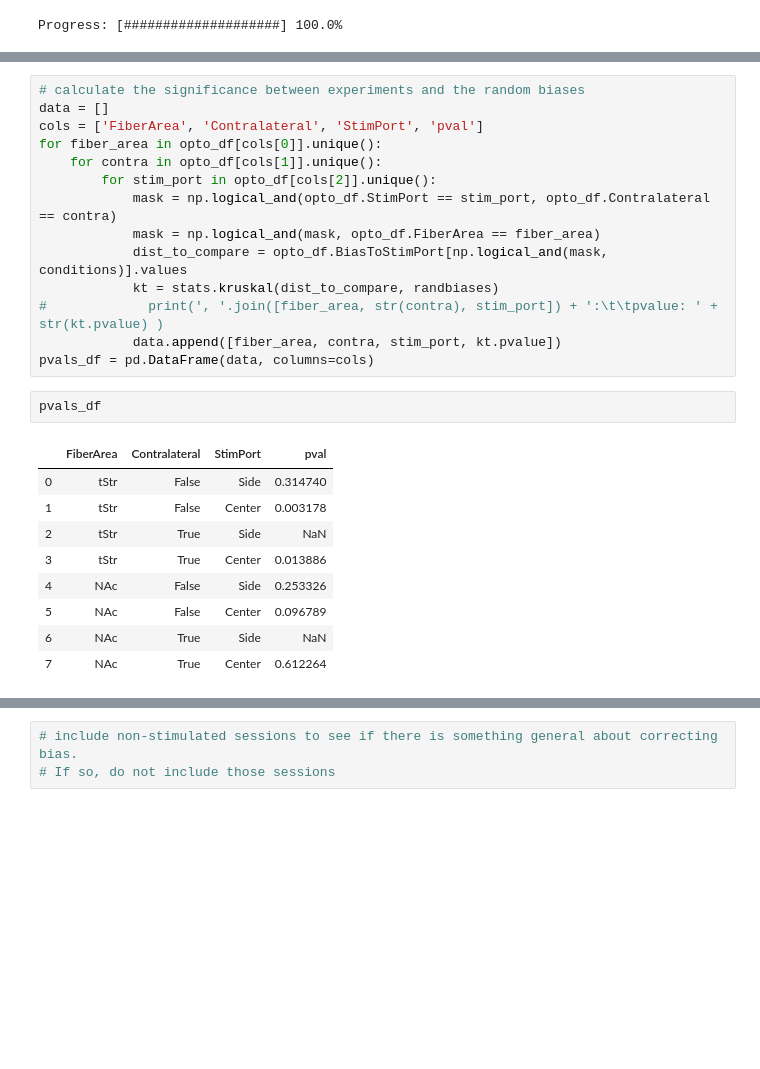
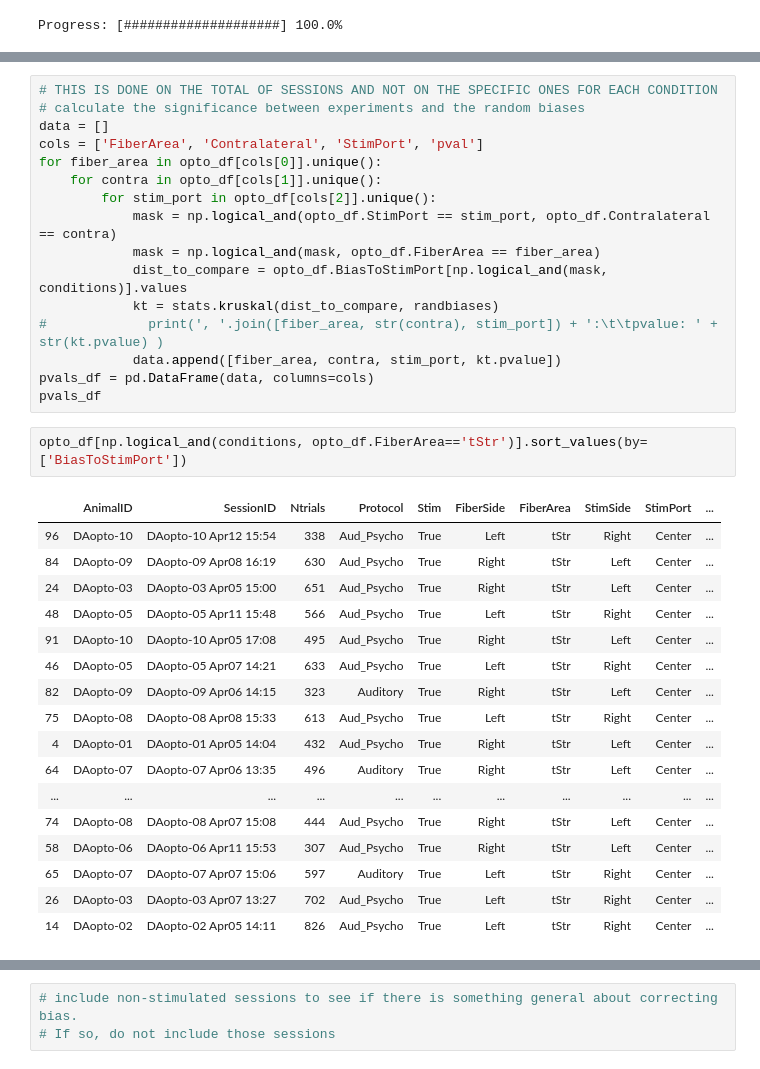
Before and after one commit to HernandoMV/BehaviouralAnalysis, a Jupyter notebook: Dopamine_optostimulation.ipynb, the cells around one changed output, grey strips where cells are left out. Cells and saved outputs as stored; diff of their text form; blank space fills up the shorter version.

```diff
--- a/Dopamine_optostimulation.ipynb
+++ b/Dopamine_optostimulation.ipynb
@@ -344,4 +315,5 @@ plt.show(rel)
 # %%
+# THIS IS DONE ON THE TOTAL OF SESSIONS AND NOT ON THE SPECIFIC ONES FOR EACH CONDITION
 # calculate the significance between experiments and the random biases
 data = []
 cols = ['FiberArea', 'Contralateral', 'StimPort', 'pval']
@@ -355,15 +327,24 @@ for fiber_area in opto_df[cols[0]].unique():
 #             print(', '.join([fiber_area, str(contra), stim_port]) + ':\t\tpvalue: ' + str(kt.pvalue) )
             data.append([fiber_area, contra, stim_port, kt.pvalue])
 pvals_df = pd.DataFrame(data, columns=cols)
+pvals_df
-# %%
-pvals_df
-# %% [output]
-|  | FiberArea | Contralateral | StimPort | pval |
-| 0 | tStr | False | Side | 0.314740 |
-| 1 | tStr | False | Center | 0.003178 |
-| 2 | tStr | True | Side | NaN |
-| 3 | tStr | True | Center | 0.013886 |
-| 4 | NAc | False | Side | 0.253326 |
-| 5 | NAc | False | Center | 0.096789 |
-| 6 | NAc | True | Side | NaN |
-| 7 | NAc | True | Center | 0.612264 |
+# %%
+opto_df[np.logical_and(conditions, opto_df.FiberArea=='tStr')].sort_values(by=['BiasToStimPort'])
+# %% [output]
+|  | AnimalID | SessionID | Ntrials | Protocol | Stim | FiberSide | FiberArea | StimSide | StimPort | ... |
+| 96 | DAopto-10 | DAopto-10 Apr12 15:54 | 338 | Aud_Psycho | True | Left | tStr | Right | Center | ... |
+| 84 | DAopto-09 | DAopto-09 Apr08 16:19 | 630 | Aud_Psycho | True | Right | tStr | Left | Center | ... |
+| 24 | DAopto-03 | DAopto-03 Apr05 15:00 | 651 | Aud_Psycho | True | Right | tStr | Left | Center | ... |
+| 48 | DAopto-05 | DAopto-05 Apr11 15:48 | 566 | Aud_Psycho | True | Left | tStr | Right | Center | ... |
+| 91 | DAopto-10 | DAopto-10 Apr05 17:08 | 495 | Aud_Psycho | True | Right | tStr | Left | Center | ... |
+| 46 | DAopto-05 | DAopto-05 Apr07 14:21 | 633 | Aud_Psycho | True | Left | tStr | Right | Center | ... |
+| 82 | DAopto-09 | DAopto-09 Apr06 14:15 | 323 | Auditory | True | Right | tStr | Left | Center | ... |
+| 75 | DAopto-08 | DAopto-08 Apr08 15:33 | 613 | Aud_Psycho | True | Left | tStr | Right | Center | ... |
+| 4 | DAopto-01 | DAopto-01 Apr05 14:04 | 432 | Aud_Psycho | True | Right | tStr | Left | Center | ... |
+| 64 | DAopto-07 | DAopto-07 Apr06 13:35 | 496 | Auditory | True | Right | tStr | Left | Center | ... |
+| ... | ... | ... | ... | ... | ... | ... | ... | ... | ... | ... |
+| 74 | DAopto-08 | DAopto-08 Apr07 15:08 | 444 | Aud_Psycho | True | Right | tStr | Left | Center | ... |
+| 58 | DAopto-06 | DAopto-06 Apr11 15:53 | 307 | Aud_Psycho | True | Right | tStr | Left | Center | ... |
+| 65 | DAopto-07 | DAopto-07 Apr07 15:06 | 597 | Auditory | True | Left | tStr | Right | Center | ... |
+| 26 | DAopto-03 | DAopto-03 Apr07 13:27 | 702 | Aud_Psycho | True | Left | tStr | Right | Center | ... |
+| 14 | DAopto-02 | DAopto-02 Apr05 14:11 | 826 | Aud_Psycho | True | Left | tStr | Right | Center | ... |
```
Also changed, not shown: parts of 12 cells of this notebook.
